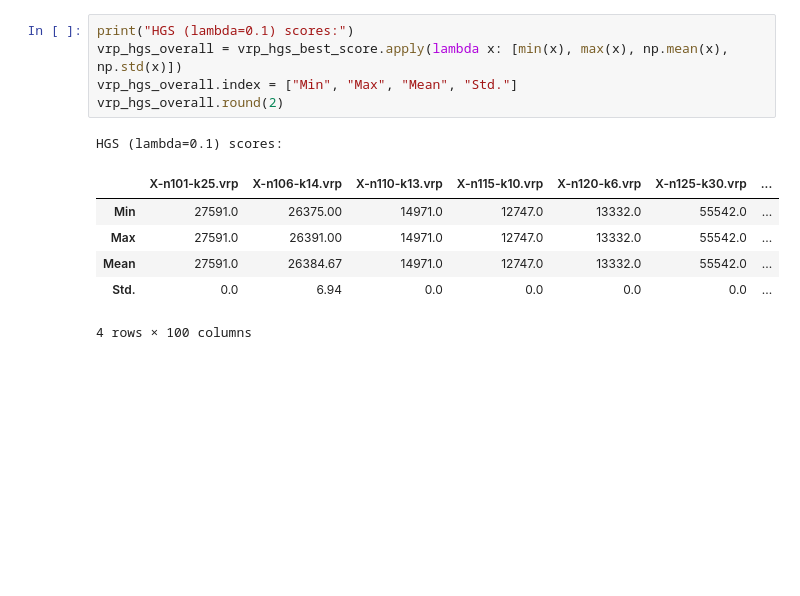
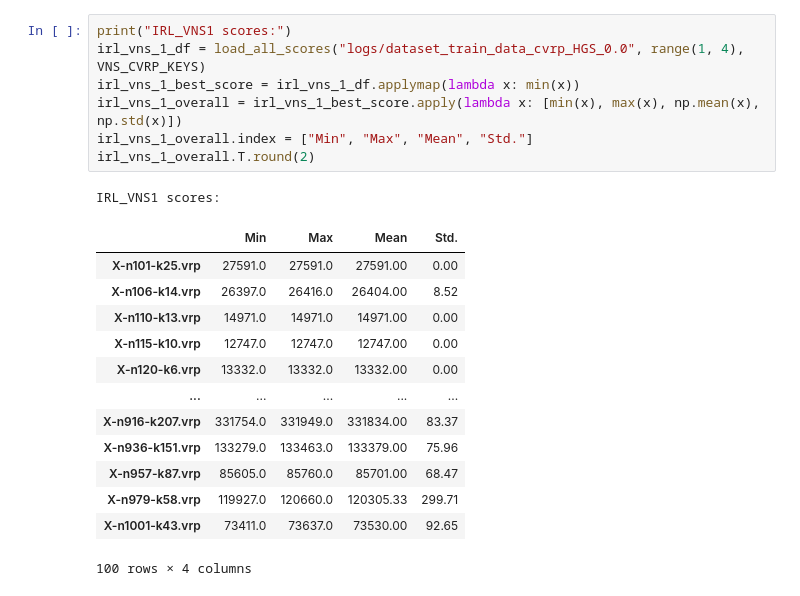
Before and after one commit to vietbtx/VRPpp, a Jupyter notebook: experiments_CVRP.ipynb, the cells around one changed output. Saved outputs shown, nothing was run; the diff lists cells and outputs as text; blank space fills up the shorter version.

```diff
--- a/experiments_CVRP.ipynb
+++ b/experiments_CVRP.ipynb
@@ -21,14 +51,23 @@ HGS (lambda=0.1) scores:
 # %%
-print("HGS (lambda=0.1) scores:")
-vrp_hgs_overall = vrp_hgs_best_score.apply(lambda x: [min(x), max(x), np.mean(x), np.std(x)])
-vrp_hgs_overall.index = ["Min", "Max", "Mean", "Std."]
-vrp_hgs_overall.round(2)
+print("IRL_VNS1 scores:")
+irl_vns_1_df = load_all_scores("logs/dataset_train_data_cvrp_HGS_0.0", range(1, 4), VNS_CVRP_KEYS)
+irl_vns_1_best_score = irl_vns_1_df.applymap(lambda x: min(x))
+irl_vns_1_overall = irl_vns_1_best_score.apply(lambda x: [min(x), max(x), np.mean(x), np.std(x)])
+irl_vns_1_overall.index = ["Min", "Max", "Mean", "Std."]
+irl_vns_1_overall.T.round(2)
 # %% [output]
-HGS (lambda=0.1) scores:
+IRL_VNS1 scores:
-|  | X-n101-k25.vrp | X-n106-k14.vrp | X-n110-k13.vrp | X-n115-k10.vrp | X-n120-k6.vrp | X-n125-k30.vrp | ... |
-| Min | 27591.0 | 26375.00 | 14971.0 | 12747.0 | 13332.0 | 55542.0 | ... |
-| Max | 27591.0 | 26391.00 | 14971.0 | 12747.0 | 13332.0 | 55542.0 | ... |
-| Mean | 27591.0 | 26384.67 | 14971.0 | 12747.0 | 13332.0 | 55542.0 | ... |
-| Std. | 0.0 | 6.94 | 0.0 | 0.0 | 0.0 | 0.0 | ... |
+|  | Min | Max | Mean | Std. |
+| X-n101-k25.vrp | 27591.0 | 27591.0 | 27591.00 | 0.00 |
+| X-n106-k14.vrp | 26397.0 | 26416.0 | 26404.00 | 8.52 |
+| X-n110-k13.vrp | 14971.0 | 14971.0 | 14971.00 | 0.00 |
+| X-n115-k10.vrp | 12747.0 | 12747.0 | 12747.00 | 0.00 |
+| X-n120-k6.vrp | 13332.0 | 13332.0 | 13332.00 | 0.00 |
+| ... | ... | ... | ... | ... |
+| X-n916-k207.vrp | 331754.0 | 331949.0 | 331834.00 | 83.37 |
+| X-n936-k151.vrp | 133279.0 | 133463.0 | 133379.00 | 75.96 |
+| X-n957-k87.vrp | 85605.0 | 85760.0 | 85701.00 | 68.47 |
+| X-n979-k58.vrp | 119927.0 | 120660.0 | 120305.33 | 299.71 |
+| X-n1001-k43.vrp | 73411.0 | 73637.0 | 73530.00 | 92.65 |
-4 rows × 100 columns
+100 rows × 4 columns
 # %%
```
Also changed, not shown: parts of 19 cells of this notebook, 3 other files.
